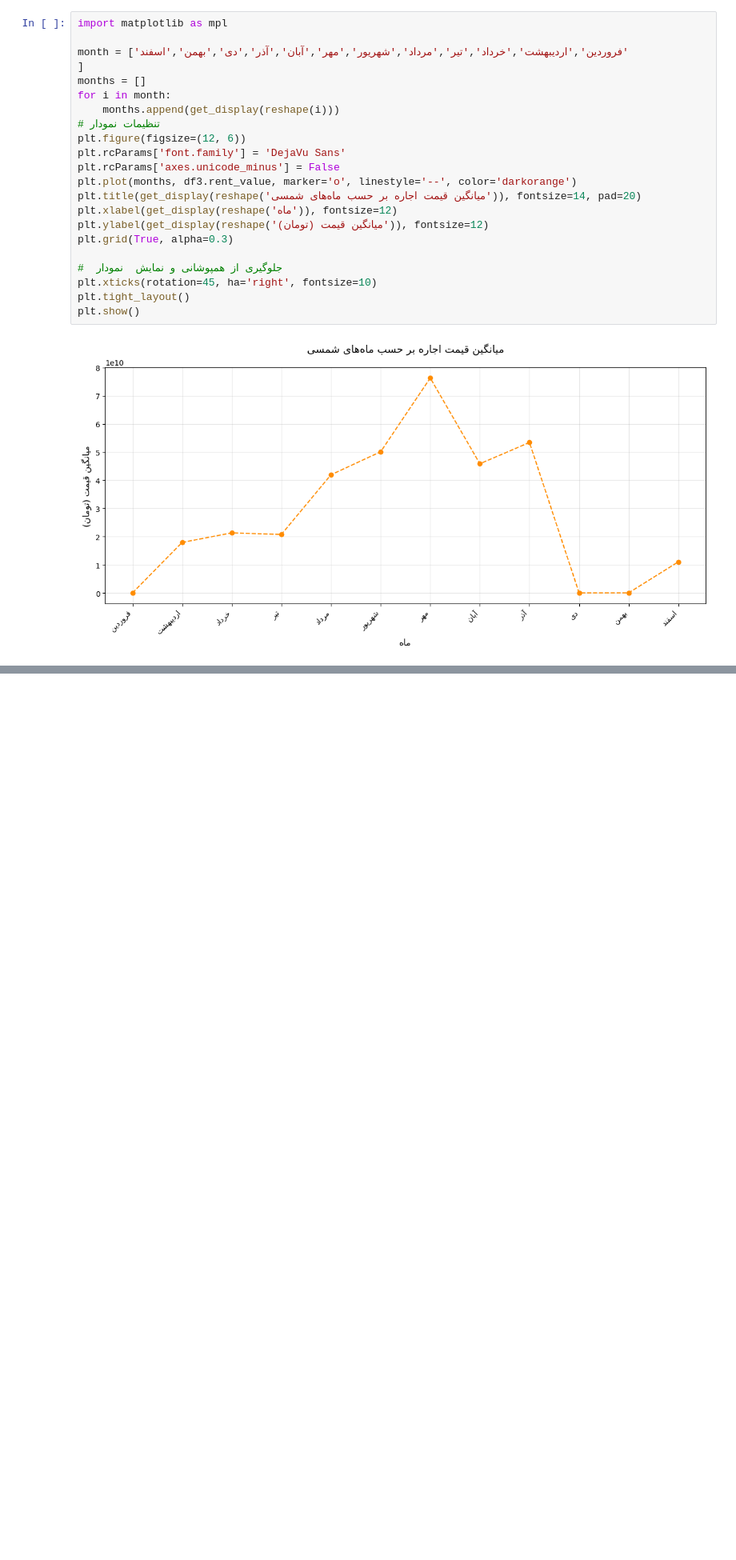
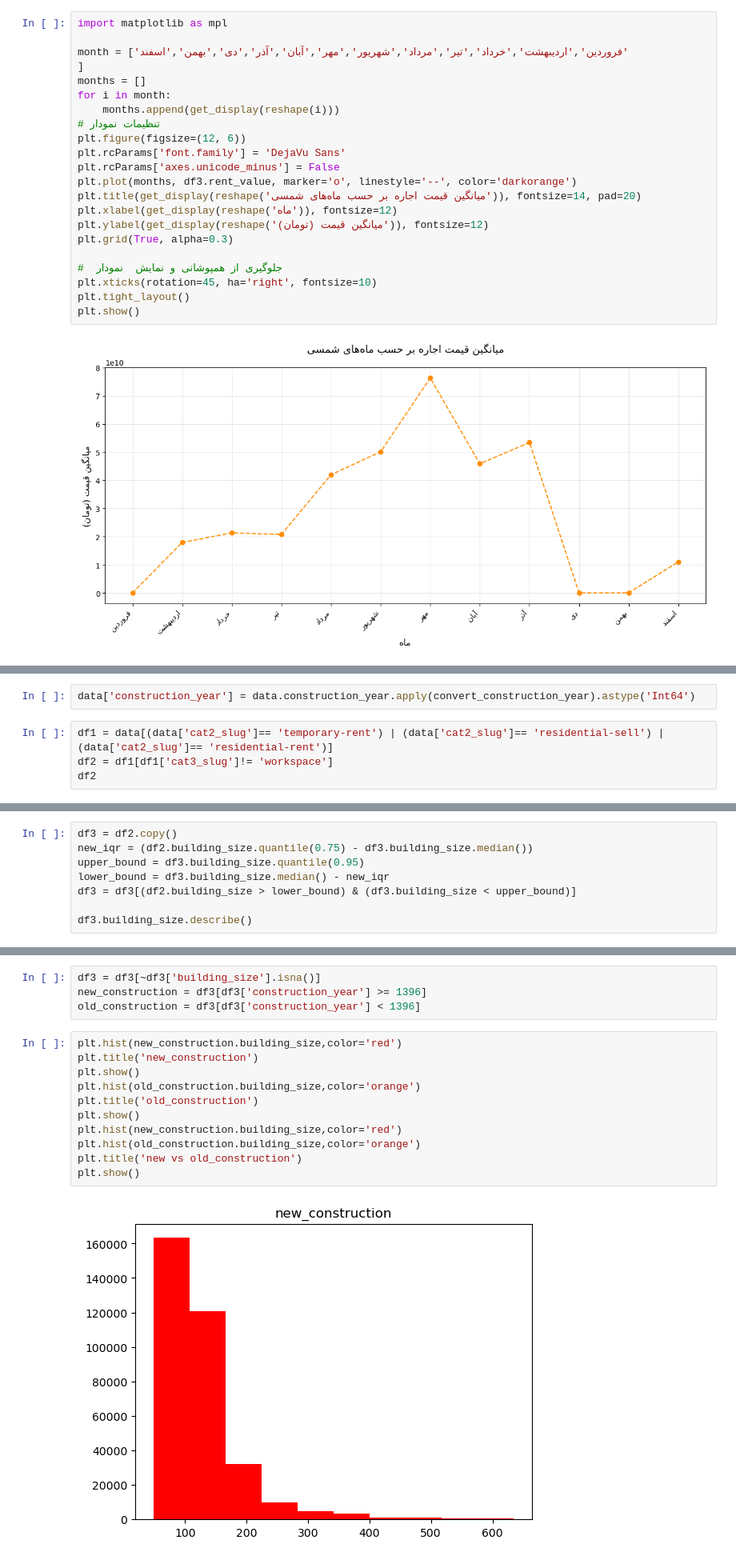
Before and after one commit to RezaNadali78/Quera_First_Project, a Jupyter notebook: Project.ipynb, the cells around one changed output, grey strips where cells are left out. Shown at 80% size. Saved outputs shown, nothing was run; the diff lists cells and outputs as text; blank space fills up the shorter version.

```diff
--- a/Project.ipynb
+++ b/Project.ipynb
@@ -154,0 +156,6 @@ plt.show()
+# %%
+data['construction_year'] = data.construction_year.apply(convert_construction_year).astype('Int64')
+# %%
+df1 = data[(data['cat2_slug']== 'temporary-rent') | (data['cat2_slug']== 'residential-sell') | (data['cat2_slug']== 'residential-rent')]
+df2 = df1[df1['cat3_slug']!= 'workspace']
+df2
@@ -154,0 +209,8 @@ plt.show()
+# %%
+df3 = df2.copy()
+new_iqr = (df2.building_size.quantile(0.75) - df3.building_size.median())
+upper_bound = df3.building_size.quantile(0.95)
+lower_bound = df3.building_size.median() - new_iqr
+df3 = df3[(df2.building_size > lower_bound) & (df3.building_size < upper_bound)]
+
+df3.building_size.describe()
@@ -154,0 +227,17 @@ plt.show()
+# %%
+df3 = df3[~df3['building_size'].isna()]
+new_construction = df3[df3['construction_year'] >= 1396]
+old_construction = df3[df3['construction_year'] < 1396]
+# %%
+plt.hist(new_construction.building_size,color='red')
+plt.title('new_construction')
+plt.show()
+plt.hist(old_construction.building_size,color='orange')
+plt.title('old_construction')
+plt.show()
+plt.hist(new_construction.building_size,color='red')
+plt.hist(old_construction.building_size,color='orange')
+plt.title('new vs old_construction')
+plt.show()
+# %% [output]
+[figure, added]
```
Also changed, not shown: parts of 10 cells of this notebook.
